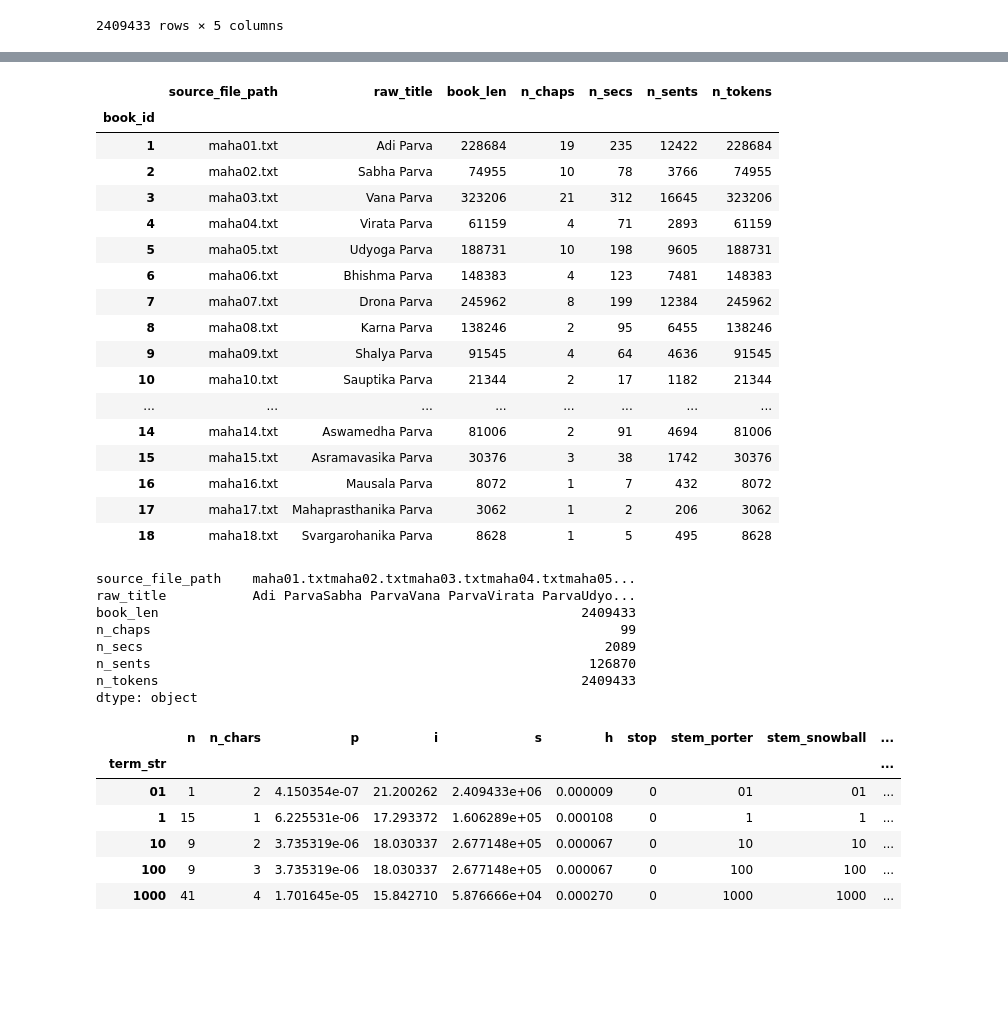
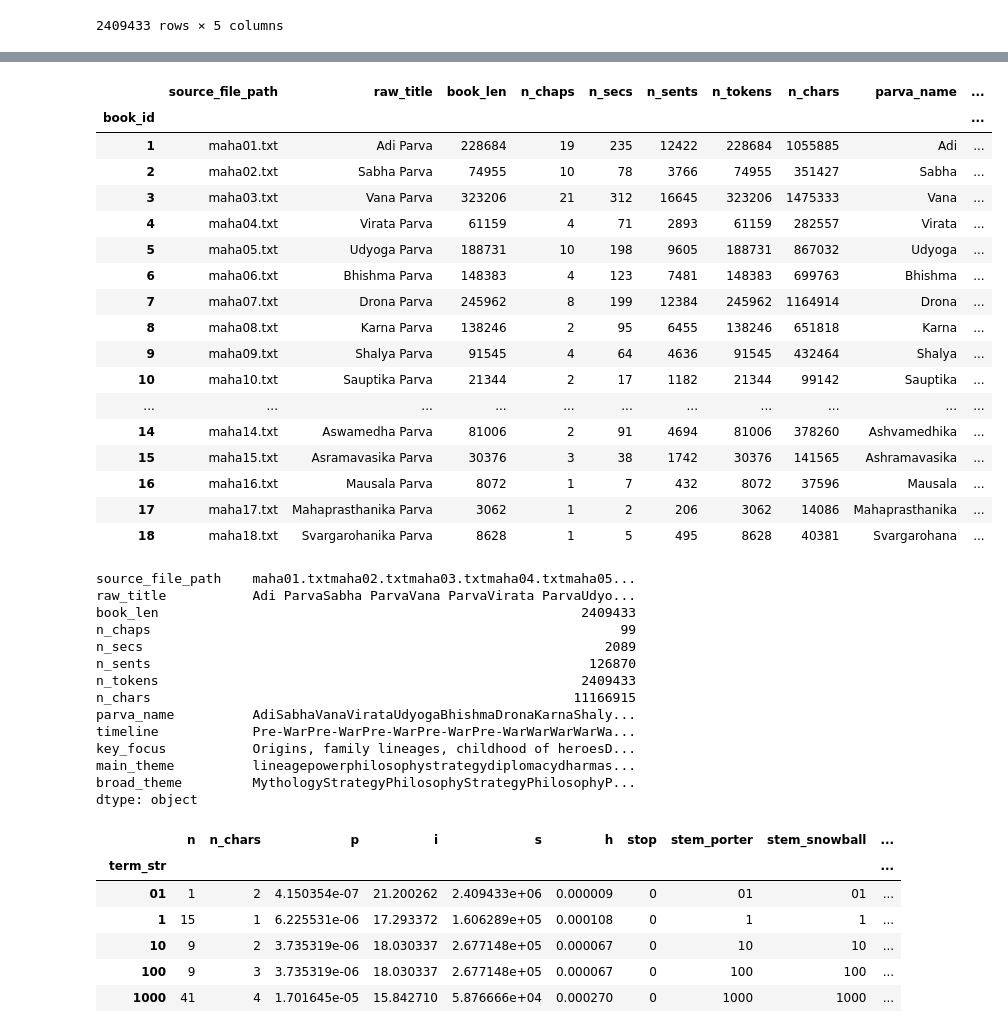
Before and after one commit to vishugp/Mahabharata_ETA, a Jupyter notebook: create_F3.ipynb, the cells around one changed output, grey strips where cells are left out. Saved outputs shown, nothing was run; the diff lists cells and outputs as text; code cells hidden in the pictures; blank space fills up the shorter version.

```diff
--- a/create_F3.ipynb
+++ b/create_F3.ipynb
@@ -33,7 +32,7 @@ for book_id, book_file in enumerate(all_dir_list):
     raw_file_path = f"{data_home}/{all_dir_list[book_id]}"
 
     # Getting the OHCO Level tables for this book
-    book_dict[book_id+1] = preprocess2.create_tokendf(raw_file_path)
+    book_dict[book_id+1] = preprocess.create_tokendf(raw_file_path)
 
     # Inserting book_id for each OHCO Level and appending each book in its OHCO ID
     for ohco_id in OHCO[1:]:
@@ -54,7 +53,7 @@ for book_id, book_file in enumerate(all_dir_list):
 
 
 for ohco_id in OHCO[1:]:
-    ohco_level[ohco_id].to_csv(f"{out_path}-{data_prefix}-{ohco_id}.csv", sep = "|")
+    ohco_level[ohco_id].to_csv(f"{output_dir}/OHCO/{data_prefix}-{ohco_id}.csv", sep = "|")
 # %% [output]
 01] maha01.txt - Adi Parva
 02] maha02.txt - Sabha Parva
@@ -115,3 +114,7 @@ CORPUS
 |  |  |  |  |  | 28 | (Vishnu, NNP) | NNP | Vishnu | vishnu | NN |
 |  |  |  |  |  | 29 | (himself, PRP) | PRP | himself | himself | PR |
 2409433 rows × 5 columns
+# %%
+genre_df = pd.read_json(f"{data_home}/lib.json")
+genre_df = genre_df.set_index("book_id")
+genre_df
@@ -117,0 +140,3 @@ CORPUS
+# %%
+CORPUS['term_len'] = CORPUS['token_str'].apply(len)
+CORPUS
@@ -118,46 +158,51 @@ CORPUS
 # %%
 LIB = pd.DataFrame(lib_data, columns=['book_id','source_file_path','raw_title'])\
     .set_index('book_id').sort_index()
 
 LIB['book_len'] = CORPUS.groupby('book_id').term_str.count()
 
 LIB['n_chaps'] = CORPUS.reset_index()[['book_id','chap_id']]\
     .drop_duplicates()\
     .groupby('book_id').chap_id.count()
 
 LIB['n_secs'] = CORPUS.reset_index()[['book_id','chap_id','sec_id']]\
     .drop_duplicates()\
     .groupby('book_id').sec_id.count()
 
 LIB['n_sents'] = CORPUS.reset_index()[['book_id','chap_id','sec_id','sent_num']]\
     .drop_duplicates()\
     .groupby('book_id').sent_num.count()
 
 LIB['n_tokens'] = CORPUS.reset_index()[['book_id','chap_id','sec_id','sent_num','token_num']]\
     .drop_duplicates()\
     .groupby('book_id').token_num.count()
 
-LIB.to_csv(f"{out_path}-LIB.csv", sep = "|")
+LIB['n_chars'] = CORPUS.groupby('book_id')['term_len'].sum()
+
+
+LIB = LIB.join(genre_df)
+
+LIB.to_csv(f"{output_dir}\F3\{data_prefix}-LIB.csv", sep = "|")
 LIB
 # %% [output]
-|  | source_file_path | raw_title | book_len | n_chaps | n_secs | n_sents | n_tokens |
-| book_id |  |  |  |  |  |  |  |
-| 1 | maha01.txt | Adi Parva | 228684 | 19 | 235 | 12422 | 228684 |
-| 2 | maha02.txt | Sabha Parva | 74955 | 10 | 78 | 3766 | 74955 |
-| 3 | maha03.txt | Vana Parva | 323206 | 21 | 312 | 16645 | 323206 |
-| 4 | maha04.txt | Virata Parva | 61159 | 4 | 71 | 2893 | 61159 |
-| 5 | maha05.txt | Udyoga Parva | 188731 | 10 | 198 | 9605 | 188731 |
-| 6 | maha06.txt | Bhishma Parva | 148383 | 4 | 123 | 7481 | 148383 |
-| 7 | maha07.txt | Drona Parva | 245962 | 8 | 199 | 12384 | 245962 |
-| 8 | maha08.txt | Karna Parva | 138246 | 2 | 95 | 6455 | 138246 |
-| 9 | maha09.txt | Shalya Parva | 91545 | 4 | 64 | 4636 | 91545 |
-| 10 | maha10.txt | Sauptika Parva | 21344 | 2 | 17 | 1182 | 21344 |
-| ... | ... | ... | ... | ... | ... | ... | ... |
-| 14 | maha14.txt | Aswamedha Parva | 81006 | 2 | 91 | 4694 | 81006 |
-| 15 | maha15.txt | Asramavasika Parva | 30376 | 3 | 38 | 1742 | 30376 |
-| 16 | maha16.txt | Mausala Parva | 8072 | 1 | 7 | 432 | 8072 |
-| 17 | maha17.txt | Mahaprasthanika Parva | 3062 | 1 | 2 | 206 | 3062 |
-| 18 | maha18.txt | Svargarohanika Parva | 8628 | 1 | 5 | 495 | 8628 |
+|  | source_file_path | raw_title | book_len | n_chaps | n_secs | n_sents | n_tokens | n_chars | parva_name | ... |
+| book_id |  |  |  |  |  |  |  |  |  | ... |
+| 1 | maha01.txt | Adi Parva | 228684 | 19 | 235 | 12422 | 228684 | 1055885 | Adi | ... |
+| 2 | maha02.txt | Sabha Parva | 74955 | 10 | 78 | 3766 | 74955 | 351427 | Sabha | ... |
+| 3 | maha03.txt | Vana Parva | 323206 | 21 | 312 | 16645 | 323206 | 1475333 | Vana | ... |
+| 4 | maha04.txt | Virata Parva | 61159 | 4 | 71 | 2893 | 61159 | 282557 | Virata | ... |
+| 5 | maha05.txt | Udyoga Parva | 188731 | 10 | 198 | 9605 | 188731 | 867032 | Udyoga | ... |
+| 6 | maha06.txt | Bhishma Parva | 148383 | 4 | 123 | 7481 | 148383 | 699763 | Bhishma | ... |
+| 7 | maha07.txt | Drona Parva | 245962 | 8 | 199 | 12384 | 245962 | 1164914 | Drona | ... |
+| 8 | maha08.txt | Karna Parva | 138246 | 2 | 95 | 6455 | 138246 | 651818 | Karna | ... |
+| 9 | maha09.txt | Shalya Parva | 91545 | 4 | 64 | 4636 | 91545 | 432464 | Shalya | ... |
+| 10 | maha10.txt | Sauptika Parva | 21344 | 2 | 17 | 1182 | 21344 | 99142 | Sauptika | ... |
+| ... | ... | ... | ... | ... | ... | ... | ... | ... | ... | ... |
+| 14 | maha14.txt | Aswamedha Parva | 81006 | 2 | 91 | 4694 | 81006 | 378260 | Ashvamedhika | ... |
+| 15 | maha15.txt | Asramavasika Parva | 30376 | 3 | 38 | 1742 | 30376 | 141565 | Ashramavasika | ... |
+| 16 | maha16.txt | Mausala Parva | 8072 | 1 | 7 | 432 | 8072 | 37596 | Mausala | ... |
+| 17 | maha17.txt | Mahaprasthanika Parva | 3062 | 1 | 2 | 206 | 3062 | 14086 | Mahaprasthanika | ... |
+| 18 | maha18.txt | Svargarohanika Parva | 8628 | 1 | 5 | 495 | 8628 | 40381 | Svargarohana | ... |
 # %%
 LIB.sum()
 # %% [output]
@@ -168,6 +213,12 @@ n_chaps                                                            99
 n_secs                                                           2089
 n_sents                                                        126870
 n_tokens                                                      2409433
+n_chars                                                      11166915
+parva_name          AdiSabhaVanaVirataUdyogaBhishmaDronaKarnaShaly...
+timeline            Pre-WarPre-WarPre-WarPre-WarPre-WarWarWarWarWa...
+key_focus           Origins, family lineages, childhood of heroesD...
+main_theme          lineagepowerphilosophystrategydiplomacydharmas...
+broad_theme         MythologyStrategyPhilosophyStrategyPhilosophyP...
 dtype: object
 # %%
 VOCAB = CORPUS.term_str.value_counts().to_frame('n').sort_index()
```
Also changed, not shown: parts of 11 cells of this notebook, 6 other files.
